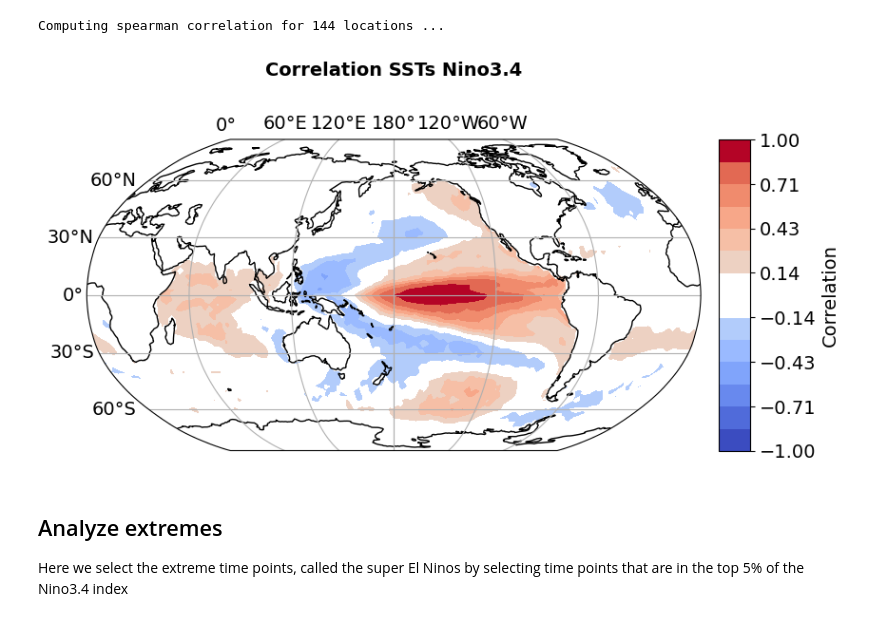
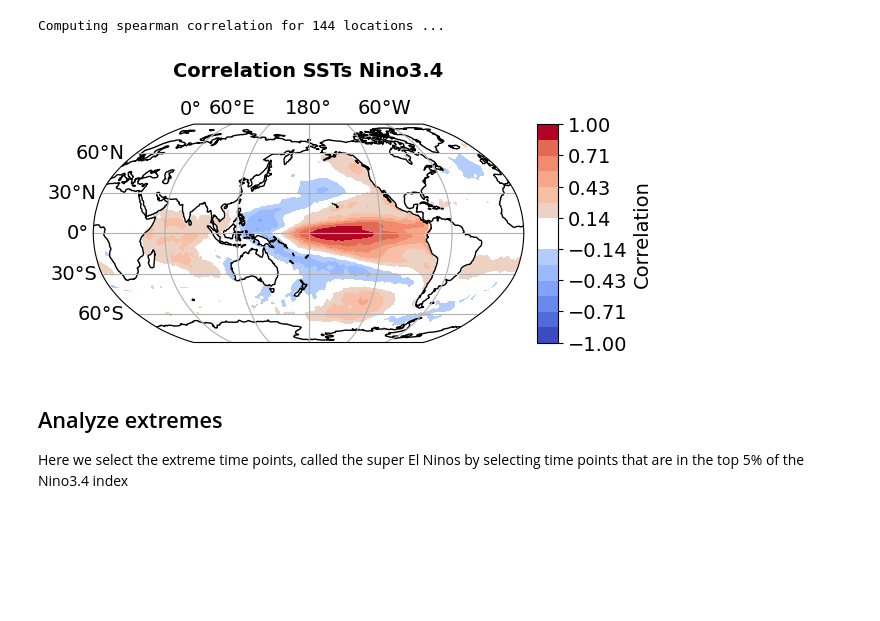
Before and after one commit to fstrnad/geoutils, a Jupyter notebook: tutorials/analysis_tutorial.ipynb, the cells around one changed output. Cells and saved outputs as stored; diff of their text form; code cells hidden in the pictures; blank space fills up the shorter version.

```diff
--- a/tutorials/analysis_tutorial.ipynb
+++ b/tutorials/analysis_tutorial.ipynb
@@ -149,24 +151,25 @@ Computing spearman correlation for 144 locations ...
 # %%
 vmax = 1
 vmin = -vmax
 im = cplt.plot_map(
-            corr['corr'].sel(lag=lag),
-            # significance_mask=corr['p'].sel(lag=lag) < 0.0001,
-            sig_plot_type='contour',
-            projection='Robinson',
-            cmap='coolwarm',
-            levels=14,
-            plot_type='contourf',
-            label=f'Correlation',
-            title=f'Correlation SSTs Nino3.4',
-            vmin=vmin,
-            vmax=vmax,
-            orientation='vertical',
-            round_dec=2,
-            centercolor='white',
-            dateline=True
-        )
+    corr['corr'].sel(lag=lag),
+    # significance_mask=corr['p'].sel(lag=lag) < 0.0001,
+    figsize=(6, 4),
+    sig_plot_type='contour',
+    projection='Robinson',
+    cmap='coolwarm',
+    levels=14,
+    plot_type='contourf',
+    label=f'Correlation',
+    title=f'Correlation SSTs Nino3.4',
+    vmin=vmin,
+    vmax=vmax,
+    orientation='vertical',
+    round_dec=2,
+    centercolor='white',
+    dateline=True
+)
 # %% [output]
-[figure, old version]
+[figure, new version]
 # %% [markdown]
 ## Analyze extremes
```
Also changed, not shown: parts of 6 cells of this notebook, 4 other files.
